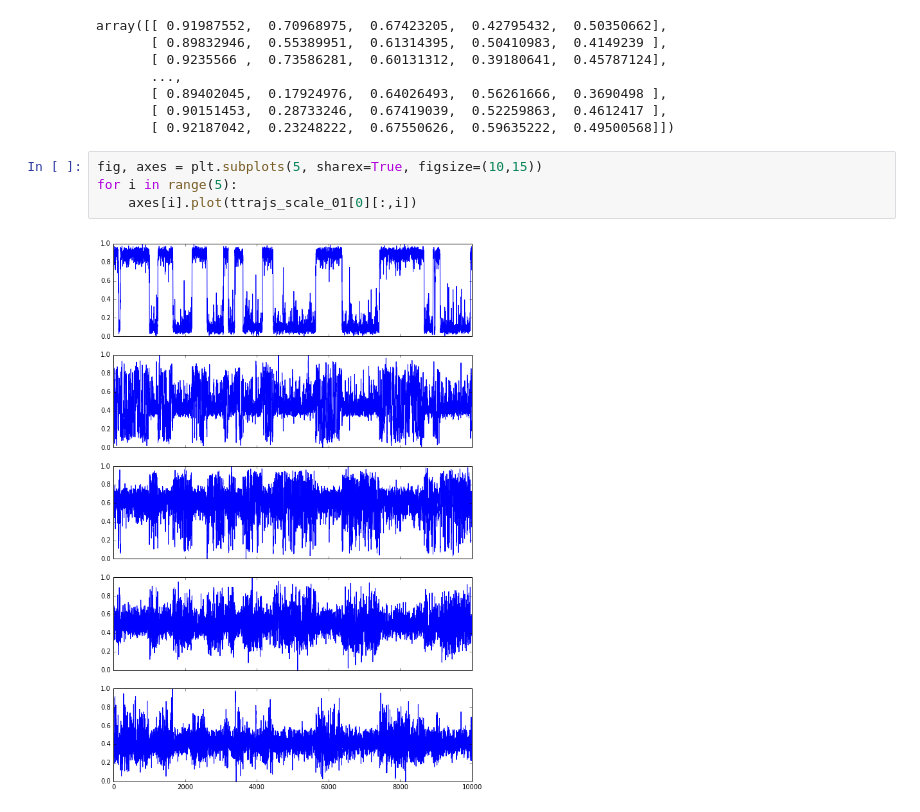
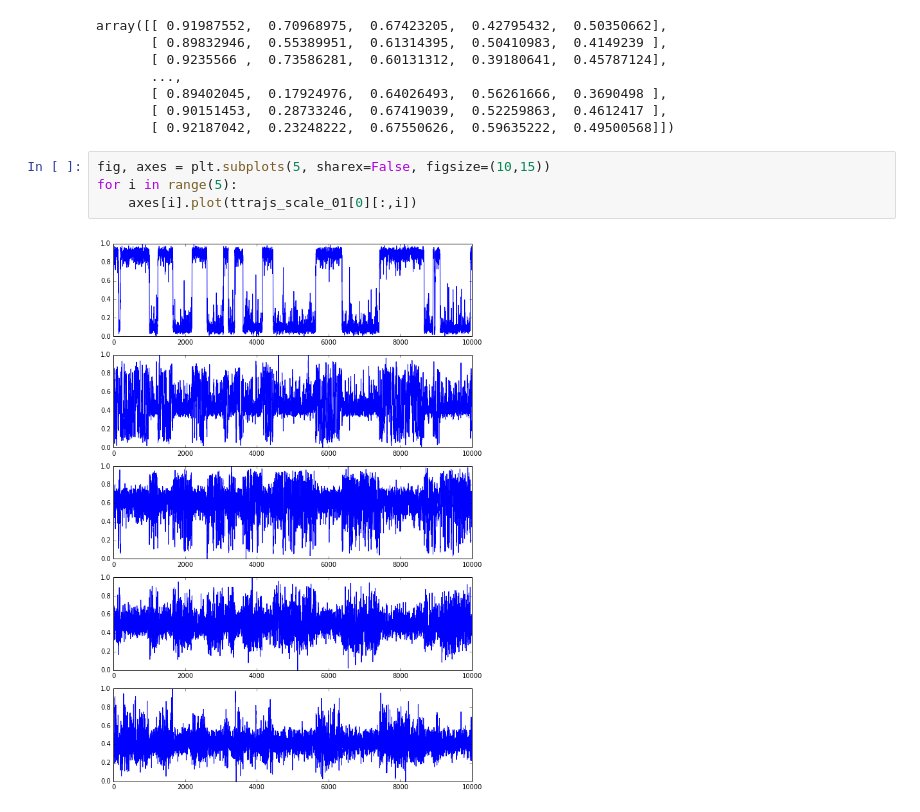
Before and after one commit to RobertArbon/sonification, a Jupyter notebook: High Frequency motion.ipynb, the cells around one changed output. Cells and saved outputs as stored; diff of their text form.

```diff
--- a/High Frequency motion.ipynb
+++ b/High Frequency motion.ipynb
@@ -83,8 +83,8 @@ array([[ 0.91987552,  0.70968975,  0.67423205,  0.42795432,  0.50350662],
        [ 0.90151453,  0.28733246,  0.67419039,  0.52259863,  0.4612417 ],
        [ 0.92187042,  0.23248222,  0.67550626,  0.59635222,  0.49500568]])
 # %%
-fig, axes = plt.subplots(5, sharex=True, figsize=(10,15))
+fig, axes = plt.subplots(5, sharex=False, figsize=(10,15))
 for i in range(5):
     axes[i].plot(ttrajs_scale_01[0][:,i])
 # %% [output]
-[figure, old version]
+[figure, new version]
```
Also changed, not shown: parts of 3 cells of this notebook.
